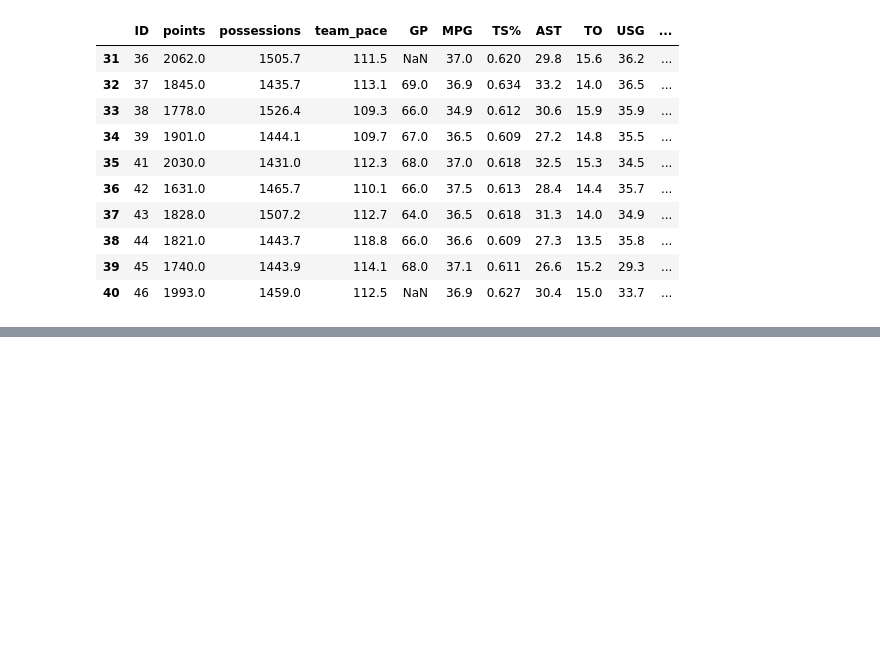
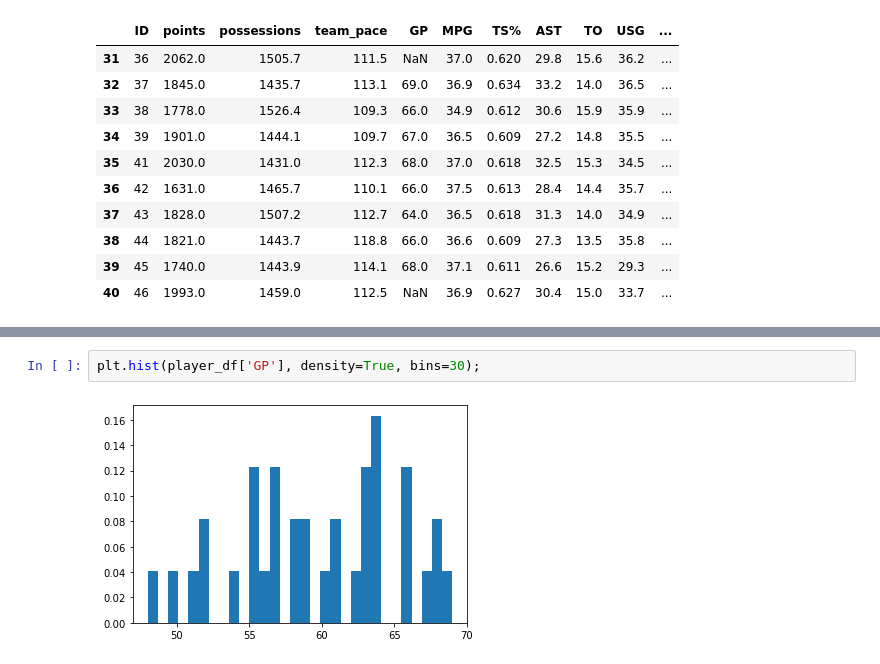
Before and after one commit to yveso/space-jam-anl, a Jupyter notebook: space-jam-anl.ipynb, the cells around one changed output, grey strips where cells are left out. Saved outputs shown, nothing was run; the diff lists cells and outputs as text; blank space fills up the shorter version.

```diff
--- a/space-jam-anl.ipynb
+++ b/space-jam-anl.ipynb
@@ -215,0 +252,4 @@ player_df.tail(10)
+# %%
+plt.hist(player_df['GP'], density=True, bins=30);
+# %% [output]
+[figure, added]
```
Also changed, not shown: parts of 6 cells of this notebook.
